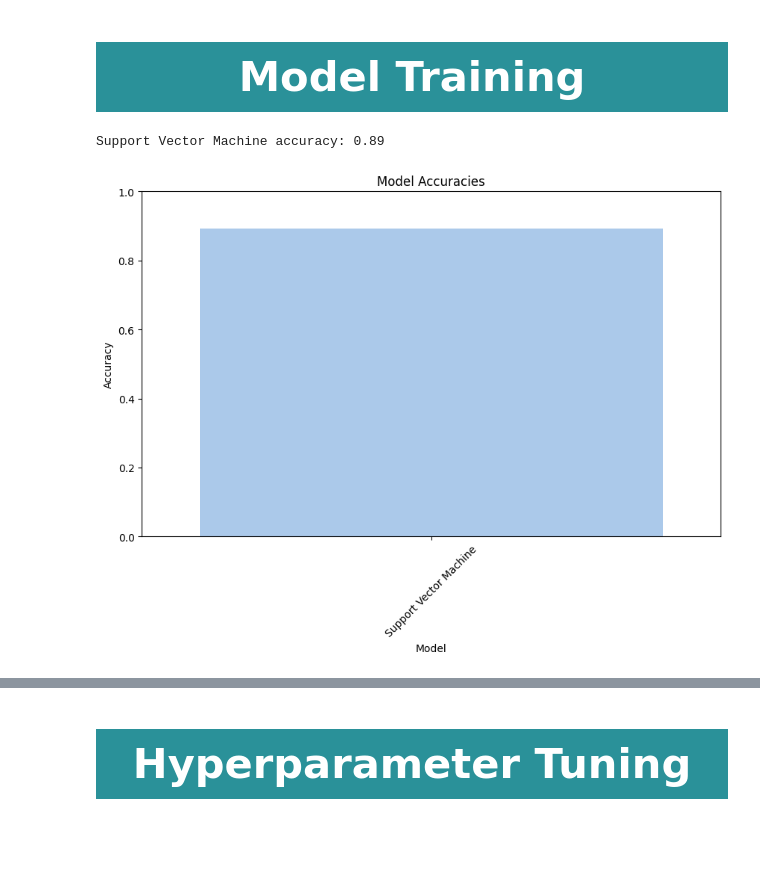
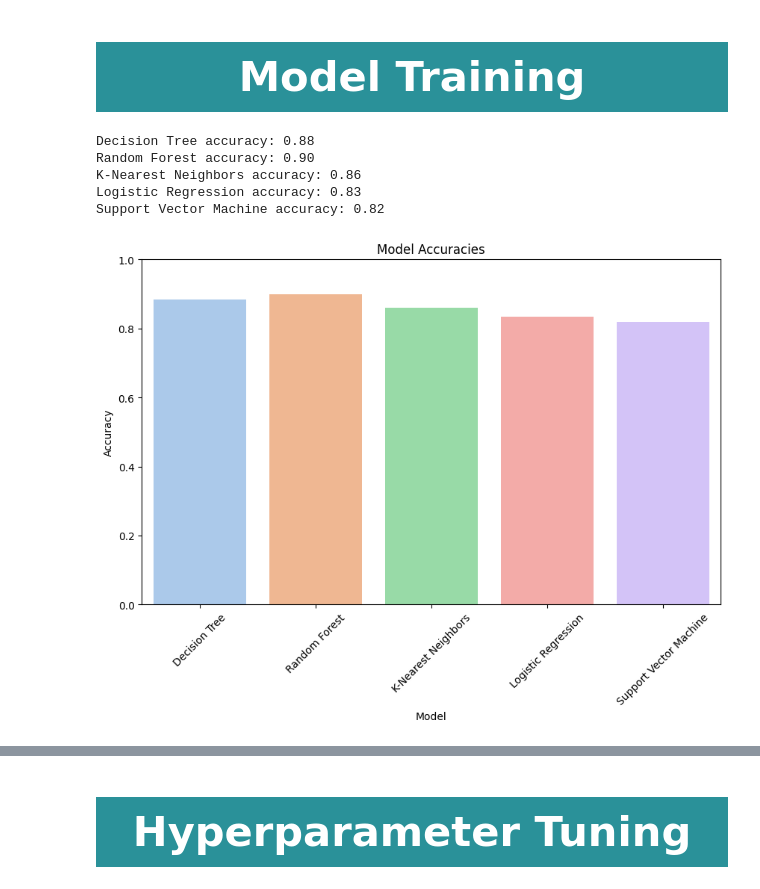
Before and after one commit to hamzzah-10/Loan_Approval_Classification, a Jupyter notebook: loan-approval-classification-2-0.ipynb, the cells around one changed output, grey strips where cells are left out. Saved outputs shown, nothing was run; the diff lists cells and outputs as text; code cells hidden in the pictures; blank space fills up the shorter version.

```diff
--- a/loan-approval-classification-2-0.ipynb
+++ b/loan-approval-classification-2-0.ipynb
@@ -569,7 +561,7 @@ np.unique(y_train, return_counts=True)
 (array([0, 1]), array([24500,  7000]))
 # %%
 # Apply SMOTE to balance the training set
-smote = SMOTE(random_state=42,)
+smote = SMOTE(sampling_strategy=1, random_state=42)
 X_train_resampled, y_train_resampled = smote.fit_resample(X_train, y_train)
 
 # Check the shape of the resampled training data
@@ -623,30 +615,34 @@ models = {
 # %%
 model_names = []
 accuracies = []
 
 # Train and evaluate each model
 for name, clf in models.items():
-    clf.fit(X_train, y_train)
+    clf.fit(X_train_resampled, y_train_resampled)
     score = clf.score(X_test, y_test)
     model_names.append(name)
     accuracies.append(score)
     print(f"{name} accuracy: {score:.2f}")
 
 # Create a DataFrame for model accuracies
 df_models = pd.DataFrame({'Model': model_names, 'Accuracy': accuracies})
 
 # Plot model accuracies using Seaborn
 plt.figure(figsize=(10, 6))
 sns.barplot(x='Model', y='Accuracy', data=df_models, palette='pastel')
 plt.title('Model Accuracies')
 plt.xlabel('Model')
 plt.ylabel('Accuracy')
 plt.ylim(0, 1)
 plt.xticks(rotation=45)
 plt.show()
 # %% [output]
-Support Vector Machine accuracy: 0.89
+Decision Tree accuracy: 0.88
+Random Forest accuracy: 0.90
+K-Nearest Neighbors accuracy: 0.86
+Logistic Regression accuracy: 0.83
+Support Vector Machine accuracy: 0.82
-[figure, old version]
+[figure, new version]
 # %%
 def evaluate_model(model, X_train, X_test, y_train, y_test):
     """
```
Also changed, not shown: parts of 8 cells of this notebook.
